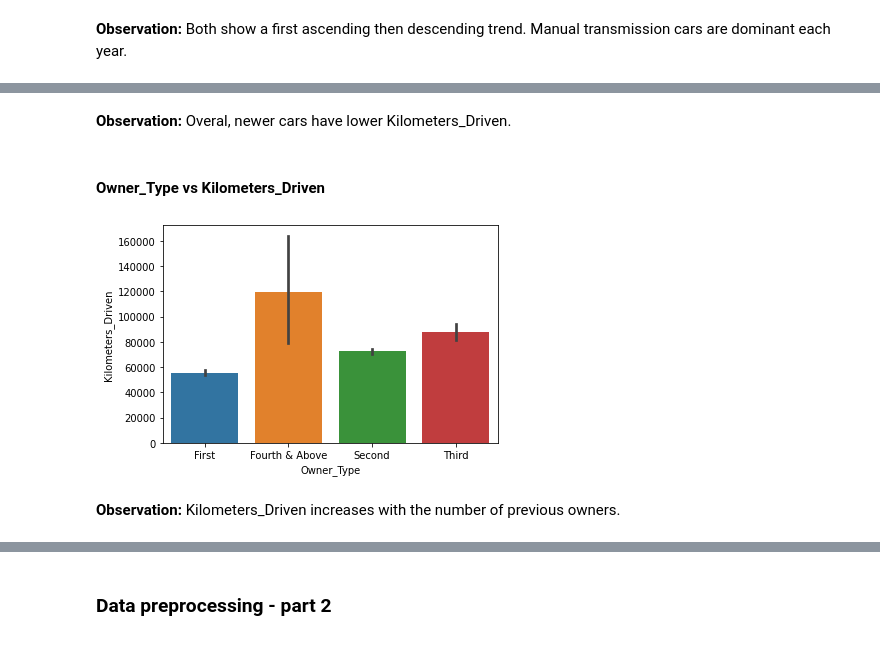
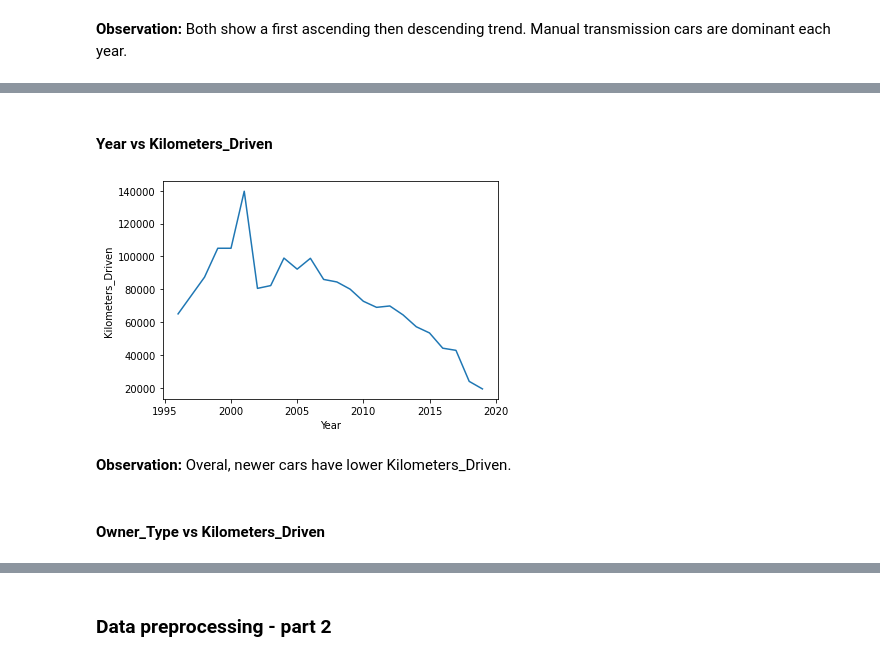
Before and after one commit to liangym2014/Data-science-and-machine-learning, a Jupyter notebook: 2.Cars4U_Project_Solution_Yanming.ipynb, the cells around one changed output, grey strips where cells are left out. Cells and saved outputs as stored; diff of their text form; code cells hidden in the pictures.

```diff
--- a/2.Cars4U_Project_Solution_Yanming.ipynb
+++ b/2.Cars4U_Project_Solution_Yanming.ipynb
@@ -645,10 +640,10 @@ sns.lineplot(x = 'Year', y = 'Kilometers_Driven', data = df);
-# %% [markdown]
-**Observation:** Overal, newer cars have lower Kilometers_Driven.
-# %% [markdown]
-#### Owner_Type vs Kilometers_Driven
-# %%
-sns.barplot(x = 'Owner_Type', y = 'Kilometers_Driven', data = df);
-# %% [output]
-[figure, removed]
-# %% [markdown]
-**Observation:** Kilometers_Driven increases with the number of previous owners.
+# %% [markdown]
+#### Year vs Kilometers_Driven
+# %%
+sns.lineplot(x = 'Year', y = 'Kilometers_Driven', data = df, ci = None);
+# %% [output]
+[figure, added]
+# %% [markdown]
+**Observation:** Overal, newer cars have lower Kilometers_Driven.
+# %% [markdown]
+#### Owner_Type vs Kilometers_Driven
```
Also changed, not shown: parts of 39 cells of this notebook.
